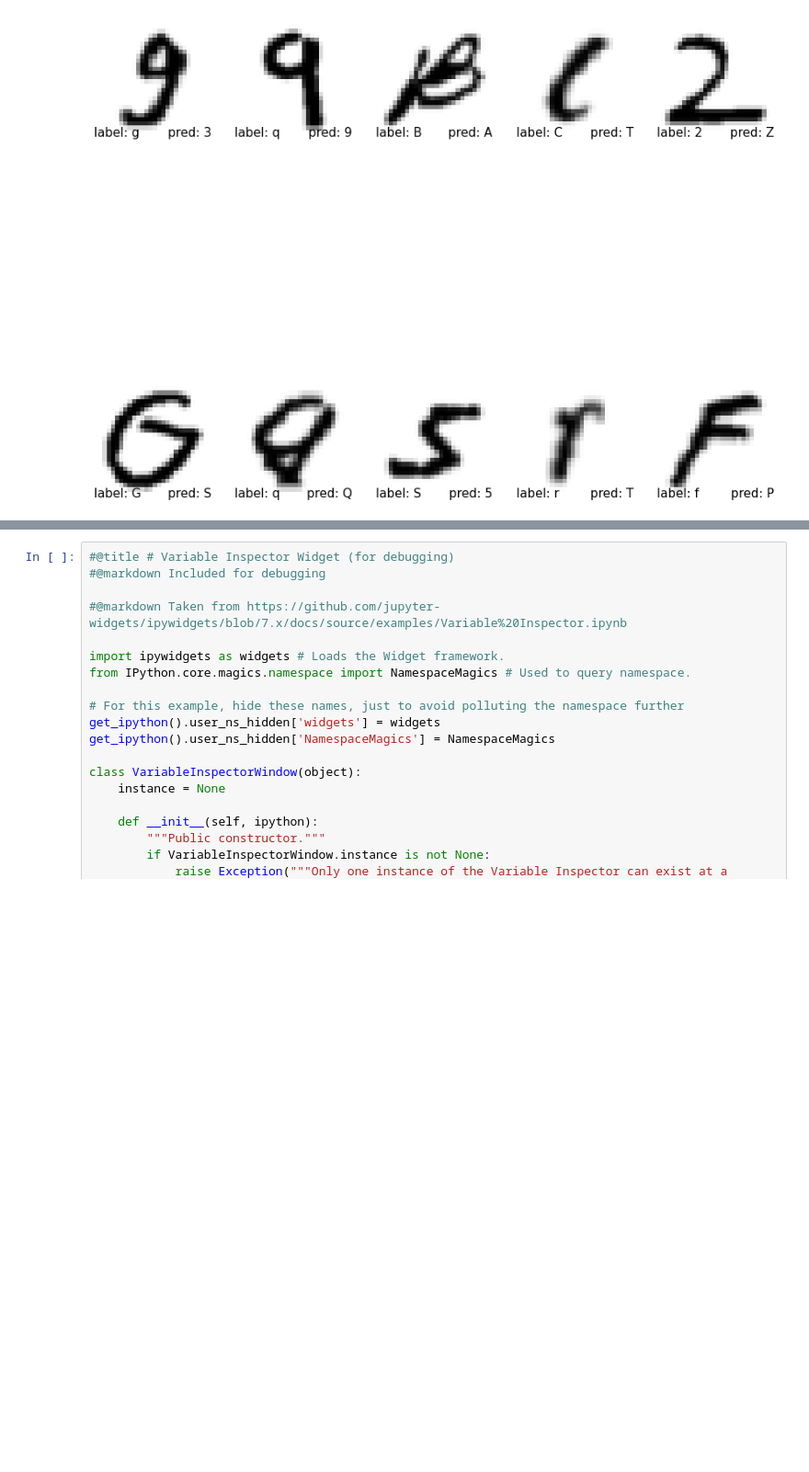
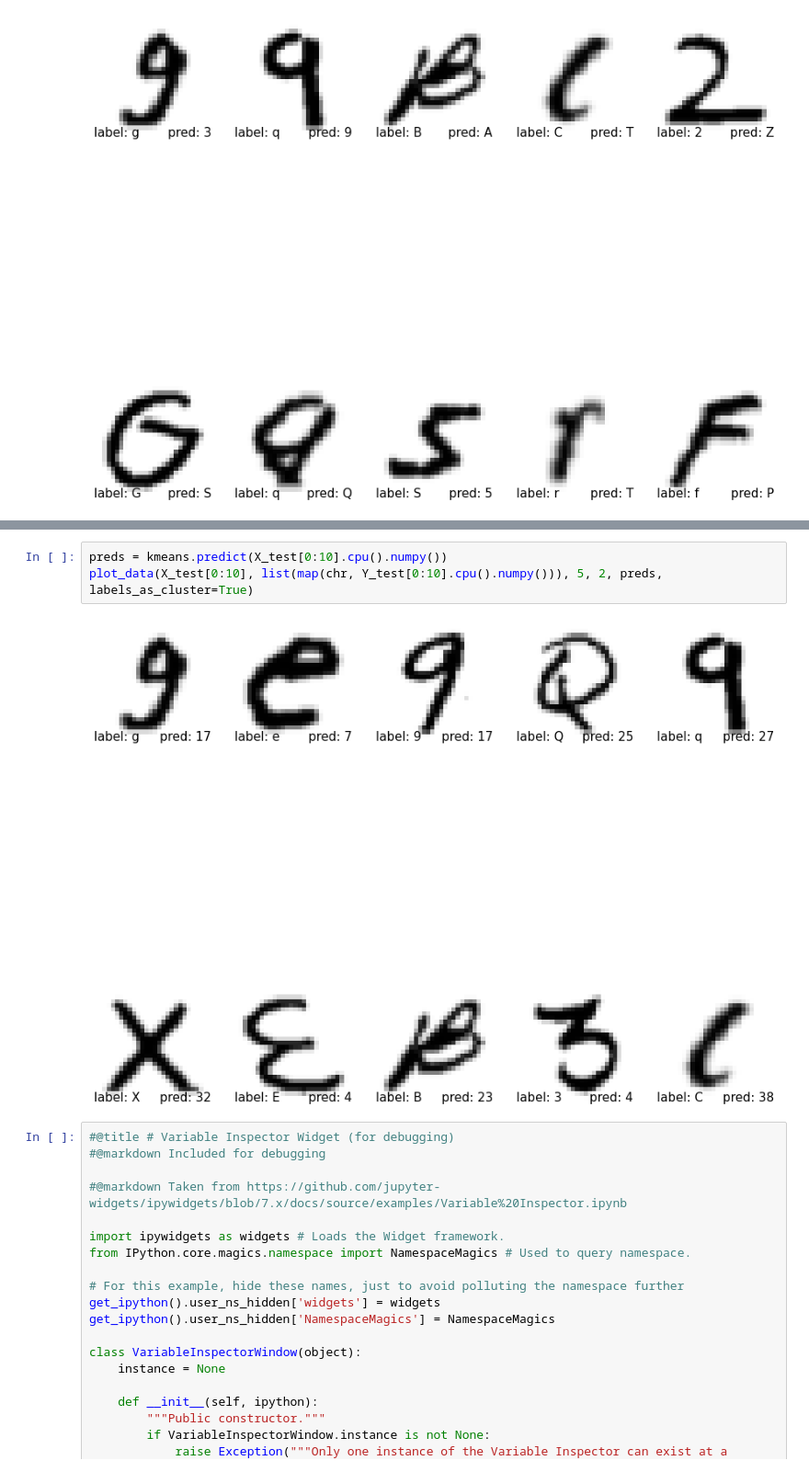
Before and after one commit to Fethbita/TalTech_ITI8730_Data_Mining_Final_Project, a Jupyter notebook: Final_Project_with_CUDA.ipynb, the cells around one changed output, grey strips where cells are left out. Shown at 92% size. Cells and saved outputs as stored; diff of their text form; blank space fills up the shorter version.

```diff
--- a/Final_Project_with_CUDA.ipynb
+++ b/Final_Project_with_CUDA.ipynb
@@ -217,3 +253,8 @@ Some wrong classified examples:
+# %%
+preds = kmeans.predict(X_test[0:10].cpu().numpy())
+plot_data(X_test[0:10], list(map(chr, Y_test[0:10].cpu().numpy())), 5, 2, preds, labels_as_cluster=True)
+# %% [output]
+[figure, added]
 # %%
 #@title # Variable Inspector Widget (for debugging)
 #@markdown Included for debugging
```
Also changed, not shown: parts of 5 cells of this notebook.
